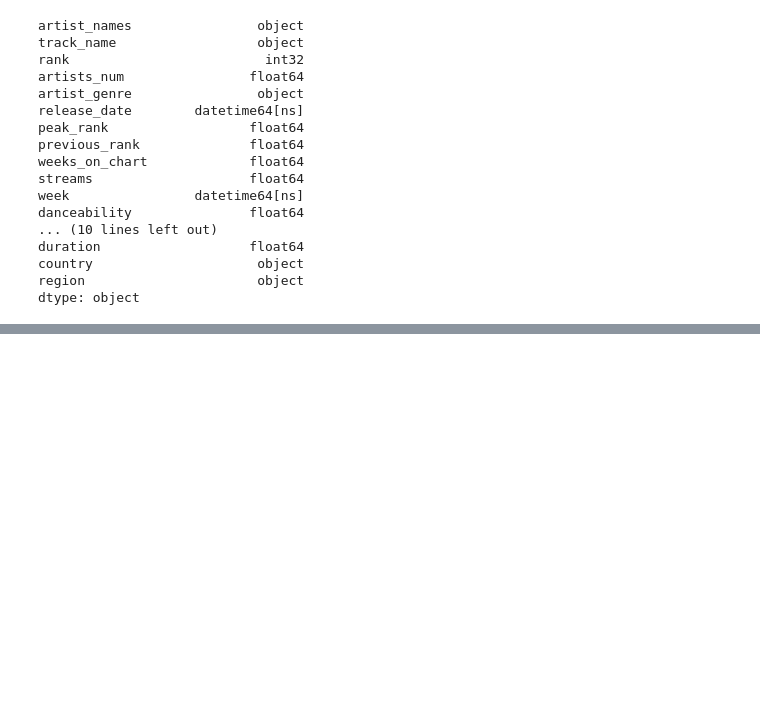
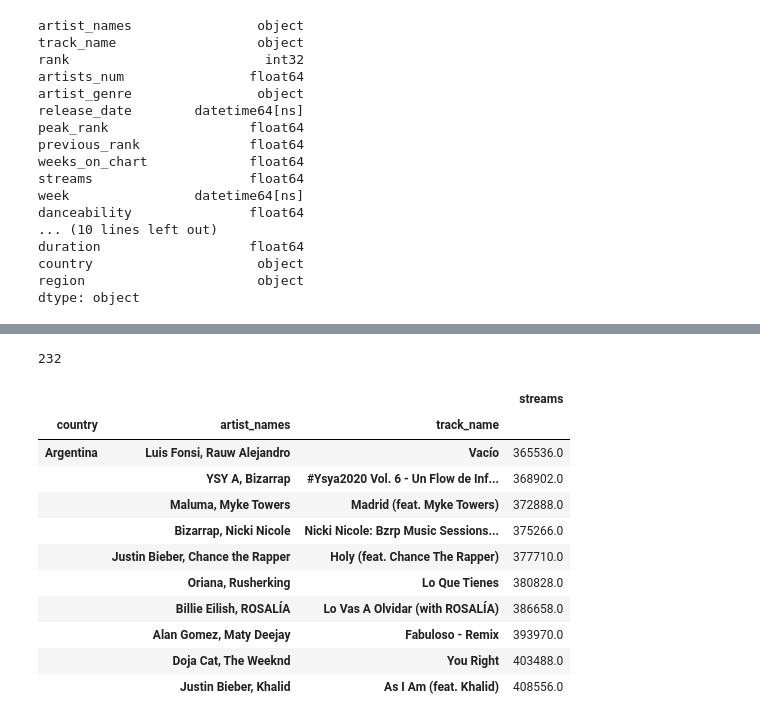
Before and after one commit to cmbutler83/SongAttributesVSPopularity, a Jupyter notebook: Explore_data.ipynb, the cells around one changed output, grey strips where cells are left out. Saved outputs shown, nothing was run; the diff lists cells and outputs as text; code cells hidden in the pictures; blank space fills up the shorter version.

Commit message:
more data transformation

```diff
--- a/Explore_data.ipynb
+++ b/Explore_data.ipynb
@@ -171,0 +182,23 @@ music_removed.head()
+# %%
+unique_dates = music_removed['week'].unique()
+len(unique_dates)
+# %% [output]
+232
+# %%
+artist_group = music_removed.groupby(music_removed['artist_names'])
+artist_grouped = music_removed.groupby(["country","artist_names", "track_name"])["streams"].sum()
+artist_grouped_df = pd.DataFrame(artist_grouped).sort_values(['country','streams'])
+artist_grouped_df.head(10)
+# %% [output]
+|  |  |  | streams |
+| country | artist_names | track_name |  |
+| Argentina | Luis Fonsi, Rauw Alejandro | Vacío | 365536.0 |
+|  | YSY A, Bizarrap | #Ysya2020 Vol. 6 - Un Flow de Inf... | 368902.0 |
+|  | Maluma, Myke Towers | Madrid (feat. Myke Towers) | 372888.0 |
+|  | Bizarrap, Nicki Nicole | Nicki Nicole: Bzrp Music Sessions... | 375266.0 |
+|  | Justin Bieber, Chance the Rapper | Holy (feat. Chance The Rapper) | 377710.0 |
+|  | Oriana, Rusherking | Lo Que Tienes | 380828.0 |
+|  | Billie Eilish, ROSALÍA | Lo Vas A Olvidar (with ROSALÍA) | 386658.0 |
+|  | Alan Gomez, Maty Deejay | Fabuloso - Remix | 393970.0 |
+|  | Doja Cat, The Weeknd | You Right | 403488.0 |
+|  | Justin Bieber, Khalid | As I Am (feat. Khalid) | 408556.0 |
```
Also changed, not shown: parts of 2 cells of this notebook.
